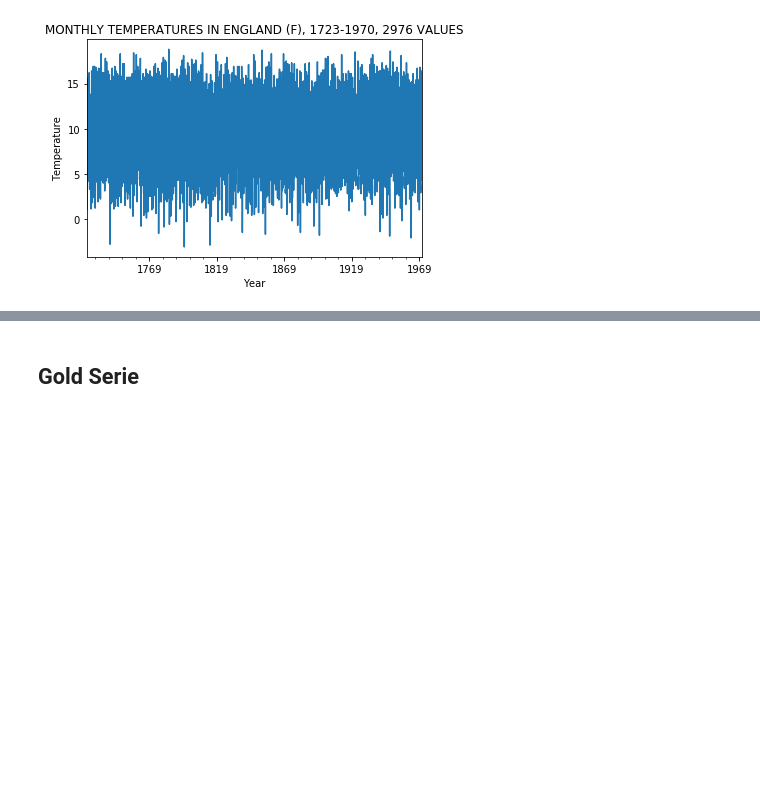
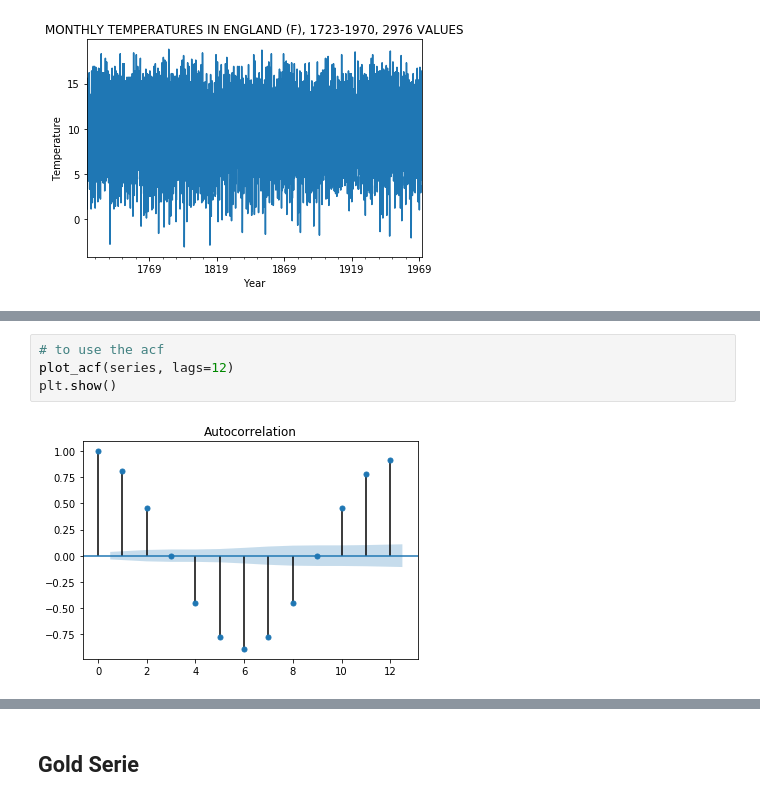
Before and after one commit to jamissonfreitas/IN1167, a Jupyter notebook: Cap1_2.ipynb, the cells around one changed output, grey strips where cells are left out. Cells and saved outputs as stored; diff of their text form; blank space fills up the shorter version.

```diff
--- a/Cap1_2.ipynb
+++ b/Cap1_2.ipynb
@@ -63,0 +85,6 @@ plt.show()
+# %%
+# to use the acf
+plot_acf(series, lags=12)
+plt.show()
+# %% [output]
+[figure, added]
```
Also changed, not shown: parts of 9 cells of this notebook.
